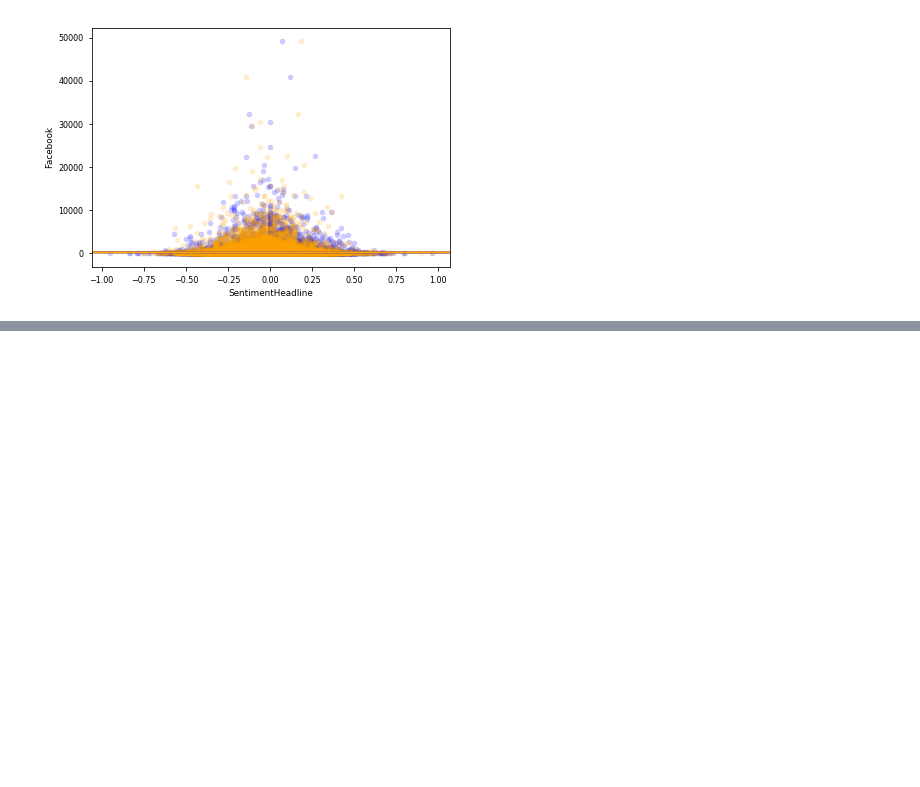
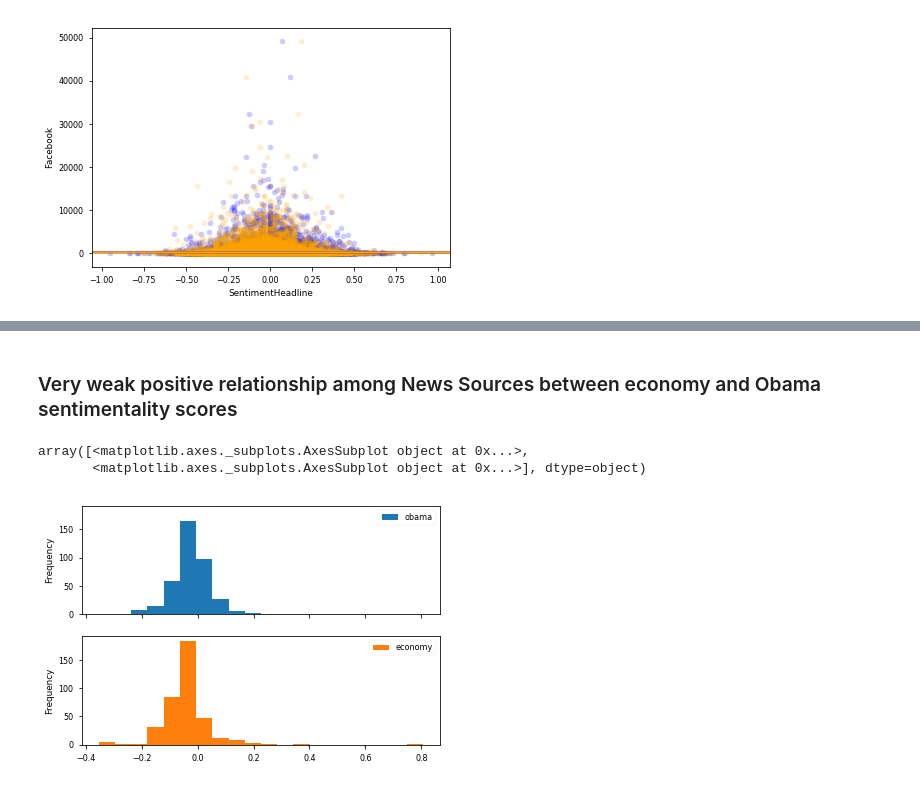
Before and after one commit to MichaelNormandyGavin/Viral_News, a Jupyter notebook: News Popularity Analysis.ipynb, the cells around one changed output, grey strips where cells are left out. Drawn from its saved outputs; the diff is of its cells as text; code cells hidden in the pictures; blank space fills up the shorter version.

```diff
--- a/News Popularity Analysis.ipynb
+++ b/News Popularity Analysis.ipynb
@@ -324,0 +466,8 @@ plt.show()
+# %% [markdown]
+### Very weak positive relationship among News Sources between economy and Obama sentimentality scores
+# %%
+obama_economy.loc[:,['obama','economy']].plot(subplots=True,kind='hist',sharex=True,sharey=True,bins=20)
+# %% [output]
+array([<matplotlib.axes._subplots.AxesSubplot object at 0x...>,
+       <matplotlib.axes._subplots.AxesSubplot object at 0x...>], dtype=object)
+[figure, added]
```
Also changed, not shown: parts of 39 cells of this notebook, 2 other files.
